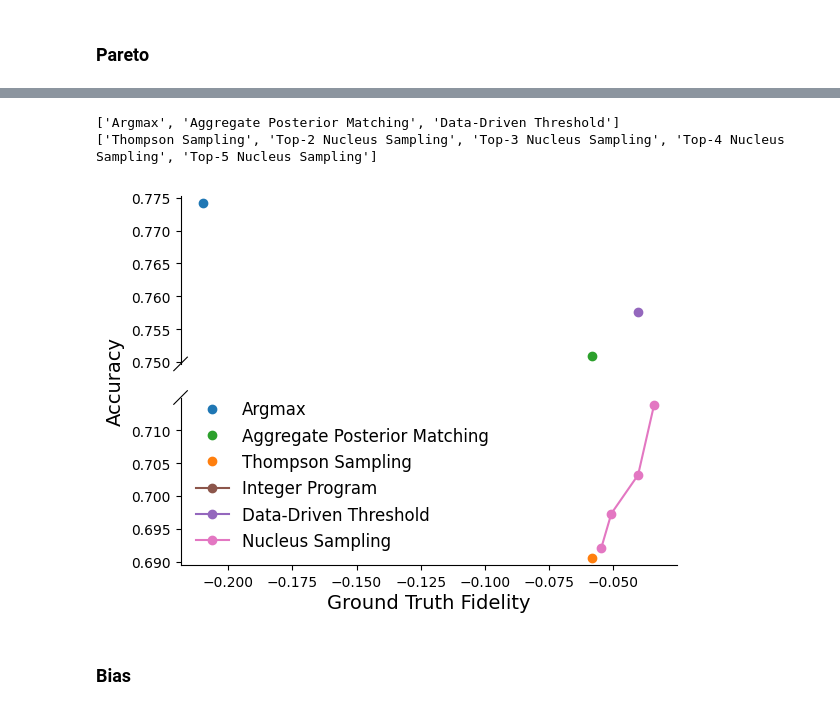
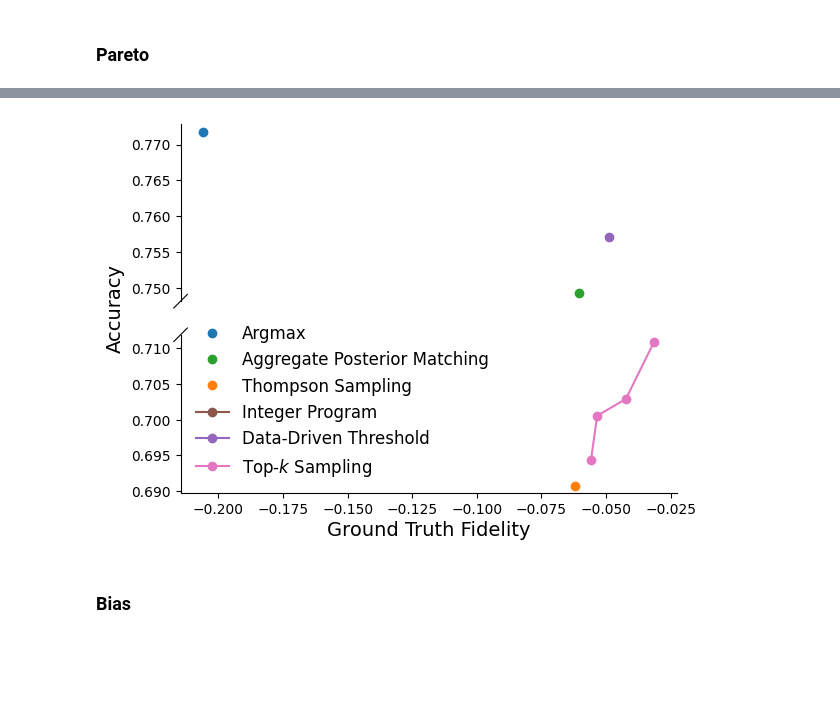
Before and after one commit to evan-dong/demographic-prediction-argmax-bias, a Jupyter notebook: bisg_raking.ipynb, the cells around one changed output, grey strips where cells are left out. Saved outputs shown, nothing was run; the diff lists cells and outputs as text; code cells hidden in the pictures; blank space fills up the shorter version.

Commit message:
corrected top-k sampling

```diff
--- a/bisg_raking.ipynb
+++ b/bisg_raking.ipynb
@@ -153,7 +153,7 @@ USE_METHODS = {
     "Threshold",
     "Data-Driven Threshold",
     # "Integer Program", ## COMMENTED OUT BY DEFAULT. WILL ONLY WORK WITH GUROBI LICENSE OR OTHER INTEGER PROGRAM SOLVER INSTALLED.
-    "Nucleus Sampling",
+    "Top-k Sampling",
     "True Population Matching",
 }
 
@@ -161,8 +161,8 @@ USE_METHODS = {
 gammas = np.round(np.linspace(0.8, 0.99, 20, endpoint=True), 2)
 ## thresholds
 thresholds = np.round(np.linspace(0.5, 1, 11, endpoint=True), 2)
-## nucleus Ks
-nucleus_ks = np.arange(2, len(prob_cols))
+## top-ks
+top_ks = np.arange(2, len(prob_cols))
 
 
 ## batching & calculations
@@ -205,17 +205,16 @@ if "Threshold" in USE_METHODS:
     )  # , index=probs)
     predictions = predictions.join([thresholded_preds], validate="one_to_one")
 
-# NUCLEUS SAMPLES
-if "Nucleus Sampling" in USE_METHODS:
-    nucleus_preds = pd.DataFrame(
+# TOP-K SAMPLES
+if "Top-k Sampling" in USE_METHODS:
+    top_k_preds = pd.DataFrame(
         {
-            f"Top-{k} Nucleus Sampling": nucleus_sampling(probs, top_k=k)
+            f"Top-{k} Sampling": top_k_sampling(probs, top_k=k)
             for k in range(2, probs.shape[1])
         },
         index=probs.index,
     )
-    predictions = predictions.join([nucleus_preds], validate="one_to_one")
-# predictions = predictions.join([matching_preds, thresholded_preds, nucleus_preds, ip_preds], validate="one_to_one")
+    predictions = predictions.join([top_k_preds], validate="one_to_one")
 # %% [output]
 warning: threshold at exactly 0.5 may have ties
 # %%
@@ -409,7 +408,7 @@ method_palette = {
             "Threshold",
             "Data-Driven Threshold",
             "Integer Program",
-            "Nucleus Sampling",
+            "Top-k Sampling",
             "True Population Matching",
         ],
         sns.color_palette().as_hex(),
@@ -418,7 +417,8 @@ method_palette = {
 
 method_palette["Threshold at 0.8"] = method_palette["Threshold"]
 method_palette["Aggregate Posterior"] = method_palette["Aggregate Posterior Matching"]
-method_palette["Top-2 Nucleus Sampling"] = method_palette["Nucleus Sampling"]
+method_palette["Top-2 Sampling"] = method_palette["Top-k Sampling"]
+method_palette["Top-$\it k$ Sampling"] = method_palette["Top-k Sampling"]
 method_palette["Integer Program, $\gamma = 0.9$"] = method_palette["Integer Program"]
 
 
@@ -432,6 +432,9 @@ display_order = [
 ]
 # %% [markdown]
 ### Pareto
+# %%
+for k in top_ks:
+    means.loc[f"Top-$\it k$ Sampling {k}"] = means.loc[f"Top-{k} Sampling"]
 # %%
 pareto_points = (
     "Argmax",
@@ -465,27 +468,25 @@ plot_pareto(
 # %%
 curves_list = [
     ["Integer Program", "Data-Driven Threshold"],
     [
-        "Nucleus Sampling",
+        "Top-$\it k$ Sampling",
     ],
 ]
 points_list = [["Argmax", "Aggregate Posterior Matching"], ["Thompson Sampling"]]
 
 plot_broken_pareto(
     means,
     legend="lower left",
     points=points_list,
     curves=curves_list,
     fid_col="Ground Truth Fidelity",
     acc_col="Accuracy",
     breakwidth=0.2,
     palette=method_palette,
     filename=f"{plots_dir}pareto_gtfidelity_broken.pdf",
 )
 # %% [output]
-['Argmax', 'Aggregate Posterior Matching', 'Data-Driven Threshold']
-['Thompson Sampling', 'Top-2 Nucleus Sampling', 'Top-3 Nucleus Sampling', 'Top-4 Nucleus Sampling', 'Top-5 Nucleus Sampling']
-[figure, old version]
+[figure, new version]
 # %% [markdown]
 ### Bias
 # %%
```
Also changed, not shown: parts of 7 cells of this notebook, 3 other files.
